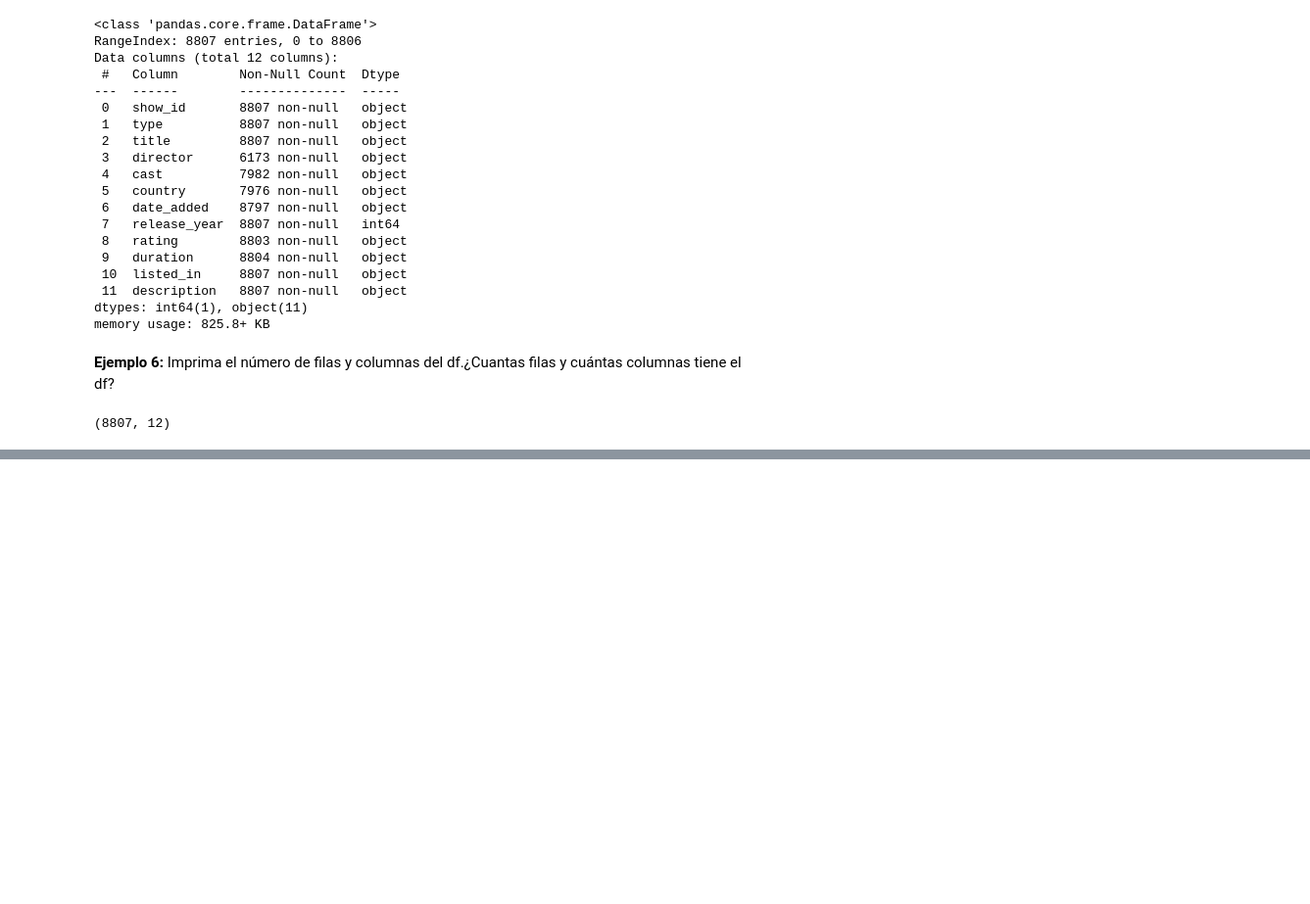
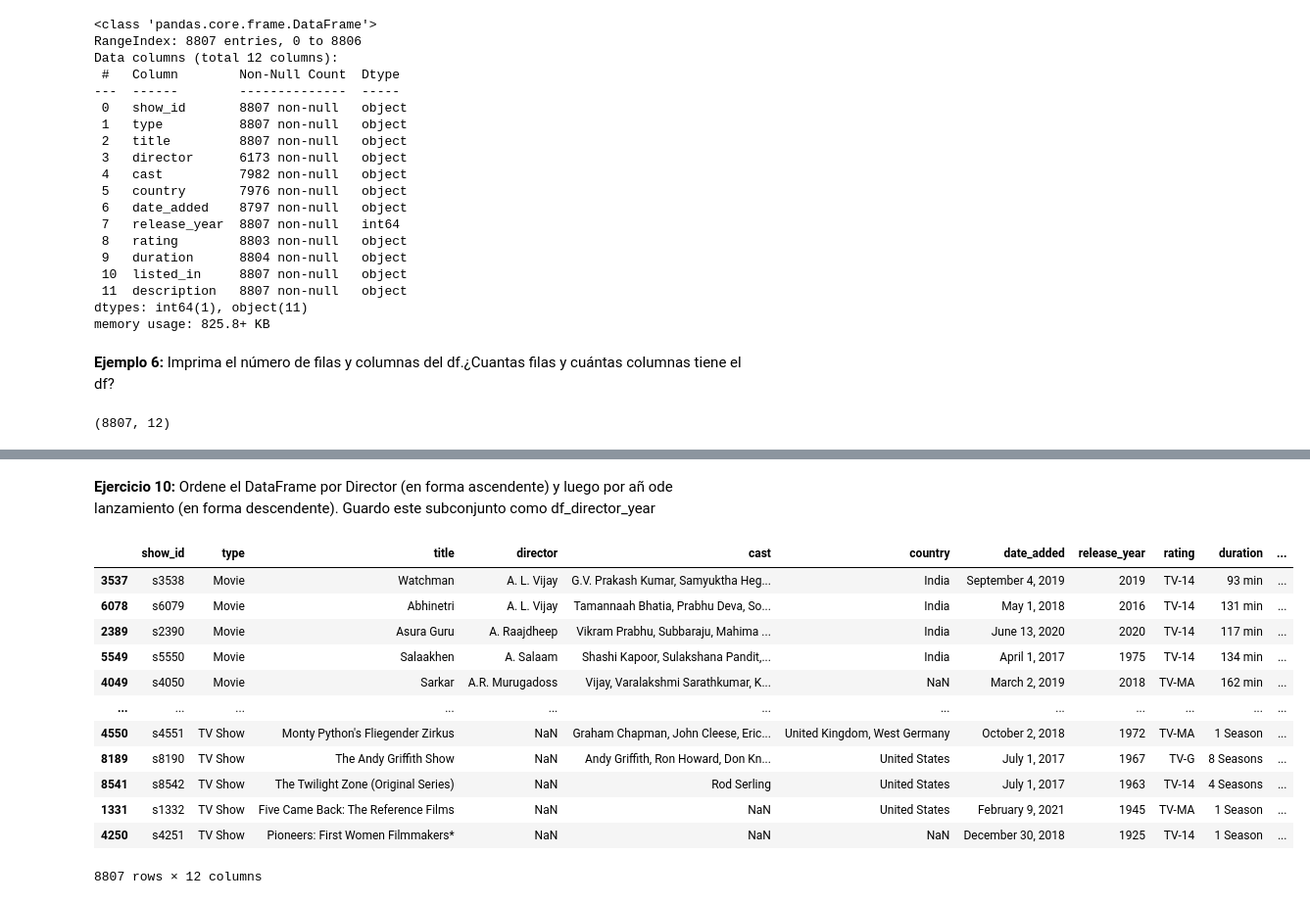
Before and after one commit to eduardocarbo/gh-react, a Jupyter notebook: Untitled2.ipynb, the cells around one changed output, grey strips where cells are left out. Shown: that part at 98% size. Drawn from its saved outputs; the diff is of its cells as text; code cells hidden in the pictures; blank space fills up the shorter version.

```diff
--- a/Untitled2.ipynb
+++ b/Untitled2.ipynb
@@ -86,0 +180,19 @@ df.shape
+# %% [markdown]
+**Ejercicio 10:** Ordene el DataFrame por Director (en forma ascendente) y luego por añ ode lanzamiento (en forma descendente). Guardo este subconjunto como df_director_year
+# %%
+df_director_year = df.sort_values(["director","release_year"],ascending=[True,False])
+df_director_year
+# %% [output]
+|  | show_id | type | title | director | cast | country | date_added | release_year | rating | duration | ... |
+| 3537 | s3538 | Movie | Watchman | A. L. Vijay | G.V. Prakash Kumar, Samyuktha Heg... | India | September 4, 2019 | 2019 | TV-14 | 93 min | ... |
+| 6078 | s6079 | Movie | Abhinetri | A. L. Vijay | Tamannaah Bhatia, Prabhu Deva, So... | India | May 1, 2018 | 2016 | TV-14 | 131 min | ... |
+| 2389 | s2390 | Movie | Asura Guru | A. Raajdheep | Vikram Prabhu, Subbaraju, Mahima ... | India | June 13, 2020 | 2020 | TV-14 | 117 min | ... |
+| 5549 | s5550 | Movie | Salaakhen | A. Salaam | Shashi Kapoor, Sulakshana Pandit,... | India | April 1, 2017 | 1975 | TV-14 | 134 min | ... |
+| 4049 | s4050 | Movie | Sarkar | A.R. Murugadoss | Vijay, Varalakshmi Sarathkumar, K... | NaN | March 2, 2019 | 2018 | TV-MA | 162 min | ... |
+| ... | ... | ... | ... | ... | ... | ... | ... | ... | ... | ... | ... |
+| 4550 | s4551 | TV Show | Monty Python's Fliegender Zirkus | NaN | Graham Chapman, John Cleese, Eric... | United Kingdom, West Germany | October 2, 2018 | 1972 | TV-MA | 1 Season | ... |
+| 8189 | s8190 | TV Show | The Andy Griffith Show | NaN | Andy Griffith, Ron Howard, Don Kn... | United States | July 1, 2017 | 1967 | TV-G | 8 Seasons | ... |
+| 8541 | s8542 | TV Show | The Twilight Zone (Original Series) | NaN | Rod Serling | United States | July 1, 2017 | 1963 | TV-14 | 4 Seasons | ... |
+| 1331 | s1332 | TV Show | Five Came Back: The Reference Films | NaN | NaN | United States | February 9, 2021 | 1945 | TV-MA | 1 Season | ... |
+| 4250 | s4251 | TV Show | Pioneers: First Women Filmmakers* | NaN | NaN | NaN | December 30, 2018 | 1925 | TV-14 | 1 Season | ... |
+8807 rows × 12 columns
```
Also changed, not shown: parts of 8 cells of this notebook.
